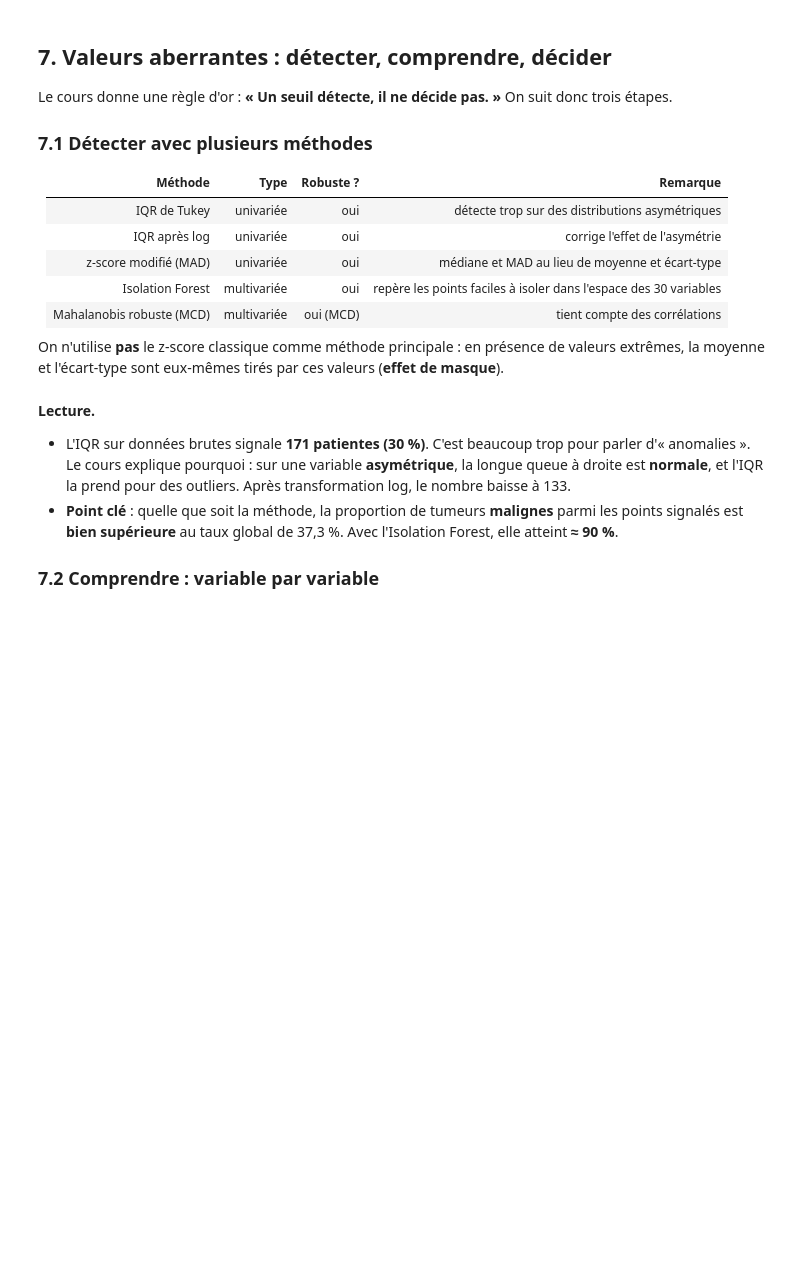
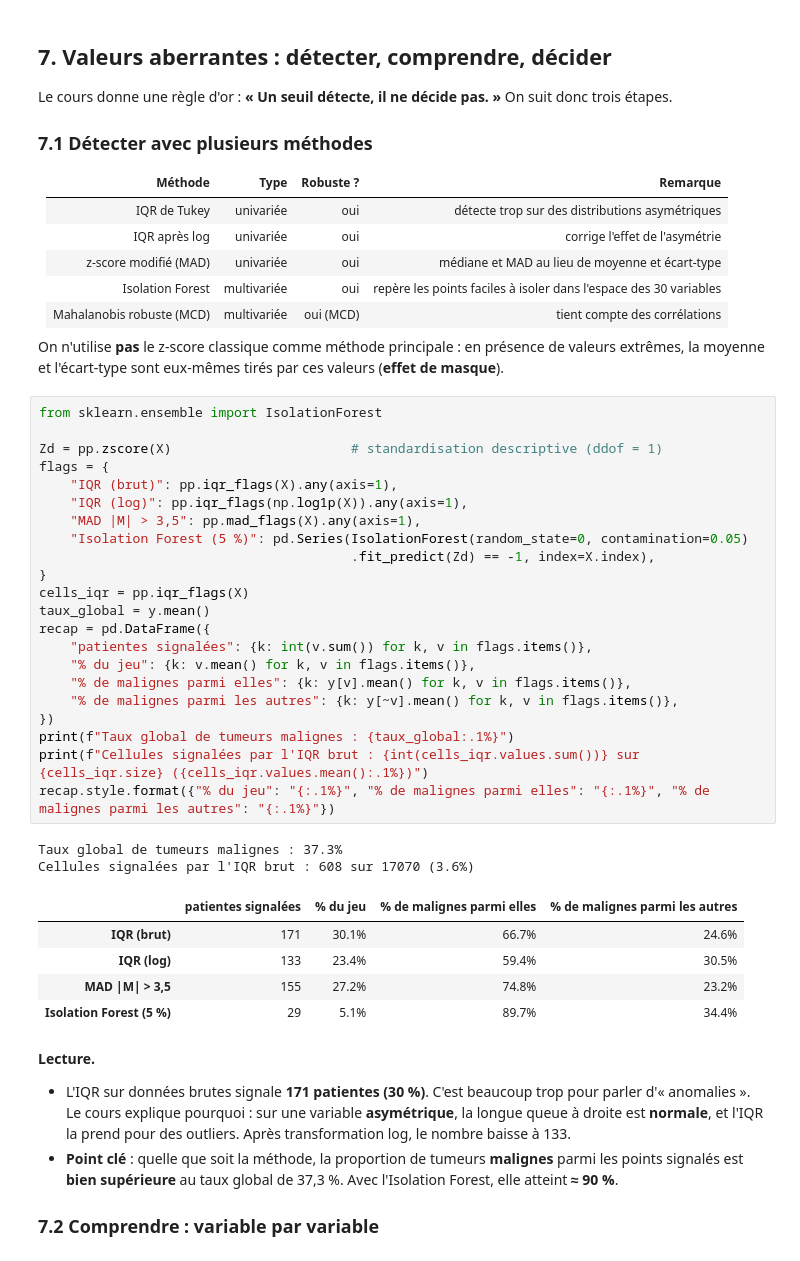
Before and after one commit to 0xCHa1Ma/ml-diagnostic_medical, a Jupyter notebook: notebooks/01_preprocessing_eda.ipynb, the cells around one changed output. Cells and saved outputs as stored; diff of their text form; blank space fills up the shorter version.

```diff
--- a/notebooks/01_preprocessing_eda.ipynb
+++ b/notebooks/01_preprocessing_eda.ipynb
@@ -617,6 +661,36 @@ Le cours donne une règle d'or : **« Un seuil détecte, il ne décide pas. »**
 | Mahalanobis robuste (MCD) | multivariée | oui (MCD) | tient compte des corrélations |
 
 On n'utilise **pas** le z-score classique comme méthode principale : en présence de valeurs extrêmes, la moyenne et l'écart-type sont eux-mêmes tirés par ces valeurs (**effet de masque**).
+# %%
+from sklearn.ensemble import IsolationForest
+
+Zd = pp.zscore(X)                       # standardisation descriptive (ddof = 1)
+flags = {
+    "IQR (brut)": pp.iqr_flags(X).any(axis=1),
+    "IQR (log)": pp.iqr_flags(np.log1p(X)).any(axis=1),
+    "MAD |M| > 3,5": pp.mad_flags(X).any(axis=1),
+    "Isolation Forest (5 %)": pd.Series(IsolationForest(random_state=0, contamination=0.05)
+                                        .fit_predict(Zd) == -1, index=X.index),
+}
+cells_iqr = pp.iqr_flags(X)
+taux_global = y.mean()
+recap = pd.DataFrame({
+    "patientes signalées": {k: int(v.sum()) for k, v in flags.items()},
+    "% du jeu": {k: v.mean() for k, v in flags.items()},
+    "% de malignes parmi elles": {k: y[v].mean() for k, v in flags.items()},
+    "% de malignes parmi les autres": {k: y[~v].mean() for k, v in flags.items()},
+})
+print(f"Taux global de tumeurs malignes : {taux_global:.1%}")
+print(f"Cellules signalées par l'IQR brut : {int(cells_iqr.values.sum())} sur {cells_iqr.size} ({cells_iqr.values.mean():.1%})")
+recap.style.format({"% du jeu": "{:.1%}", "% de malignes parmi elles": "{:.1%}", "% de malignes parmi les autres": "{:.1%}"})
+# %% [output]
+Taux global de tumeurs malignes : 37.3%
+Cellules signalées par l'IQR brut : 608 sur 17070 (3.6%)
+|  | patientes signalées | % du jeu | % de malignes parmi elles | % de malignes parmi les autres |
+| IQR (brut) | 171 | 30.1% | 66.7% | 24.6% |
+| IQR (log) | 133 | 23.4% | 59.4% | 30.5% |
+| MAD |M| > 3,5 | 155 | 27.2% | 74.8% | 23.2% |
+| Isolation Forest (5 %) | 29 | 5.1% | 89.7% | 34.4% |
 # %% [markdown]
 **Lecture.**
 
```
Also changed, not shown: parts of 5 cells of this notebook.
